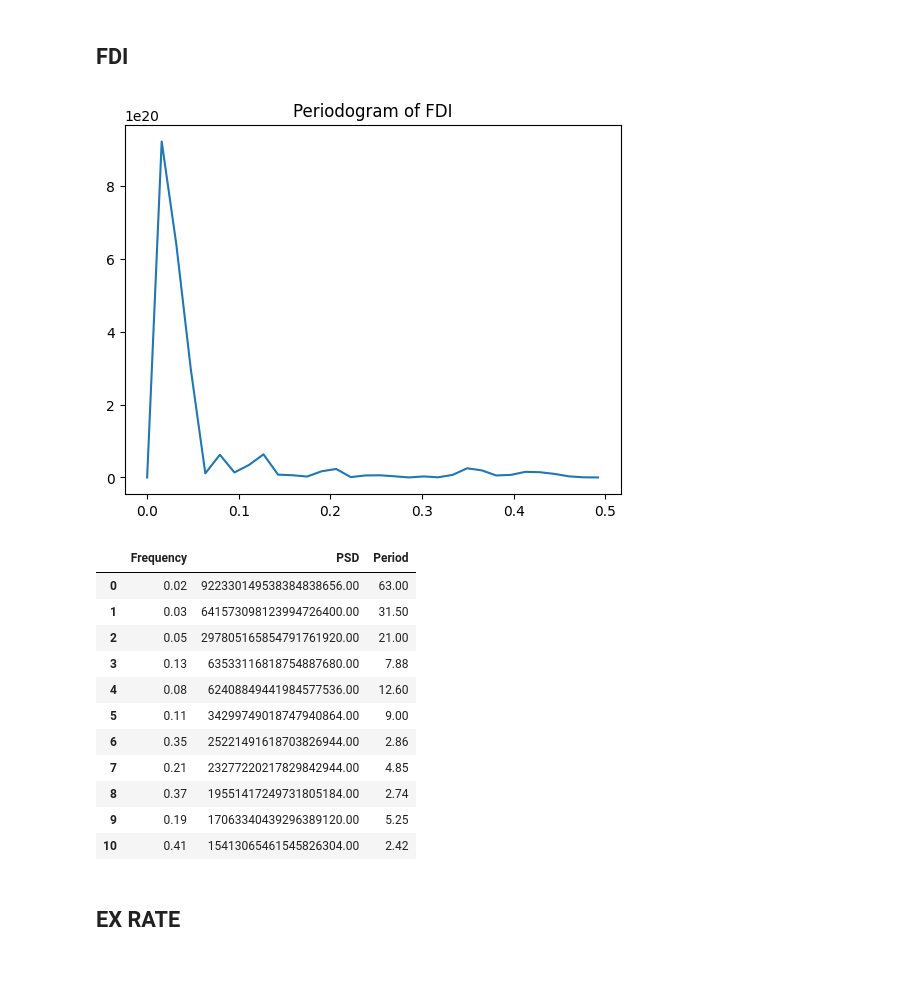
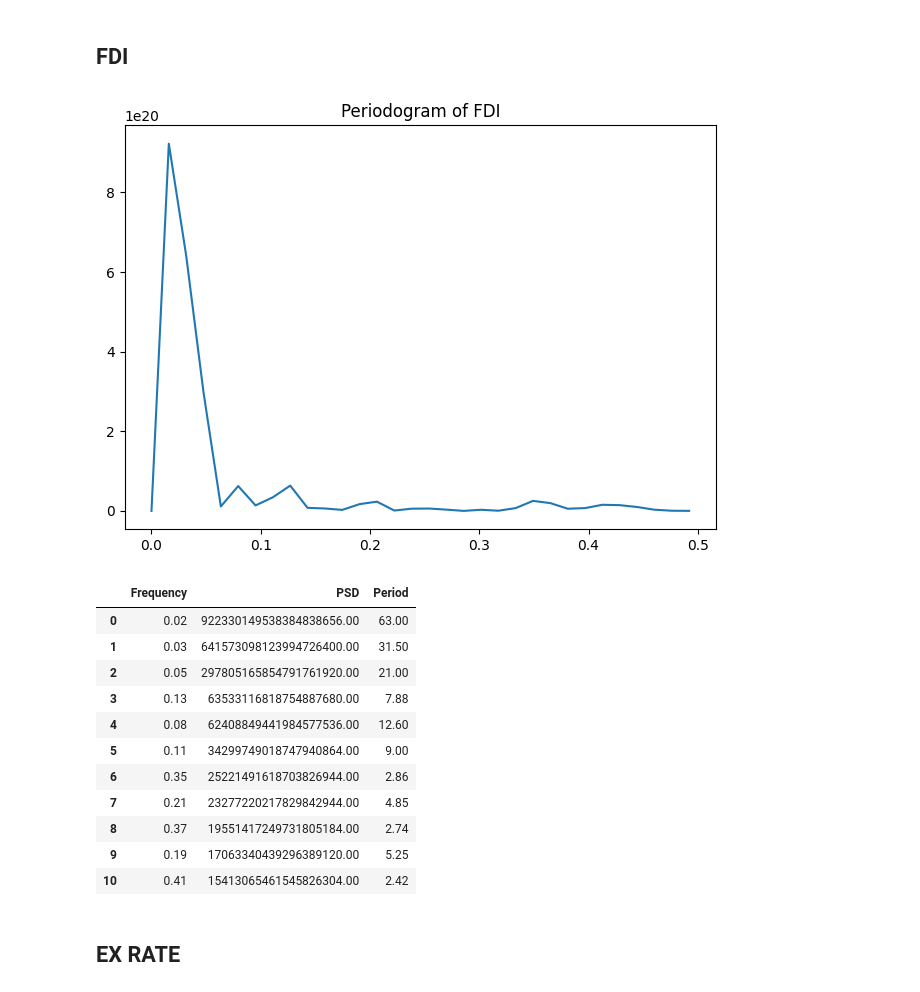
Before and after one commit to rizal-mujahiddan/Analyst_Economy_Indonesia, a Jupyter notebook: world-development-indicators-code.ipynb, the cells around one changed output. Saved outputs shown, nothing was run; the diff lists cells and outputs as text; code cells hidden in the pictures.

```diff
--- a/world-development-indicators-code.ipynb
+++ b/world-development-indicators-code.ipynb
@@ -1430,19 +1455,20 @@ display(pdf.head(11))
 # %%
 from scipy.signal import periodogram
 
 freq, psd = periodogram(indonesia_df_copy['FDI'])
 pdf = pd.DataFrame({'Frequency': freq, 'PSD': psd})
 pdf = pdf.sort_values('PSD',ascending=False)
 pdf['Period'] = 1/pdf['Frequency']
 pdf = pdf.reset_index(drop=True)
 
 plt.title('Periodogram of FDI')
 plt.plot(freq, psd)
+plt.tight_layout()
 plt.show()
 
 display(pdf.head(11))
 # %% [output]
-[figure, old version]
+[figure, new version]
 |  | Frequency | PSD | Period |
 | 0 | 0.02 | 922330149538384838656.00 | 63.00 |
 | 1 | 0.03 | 641573098123994726400.00 | 31.50 |
```
Also changed, not shown: parts of 66 cells of this notebook.
